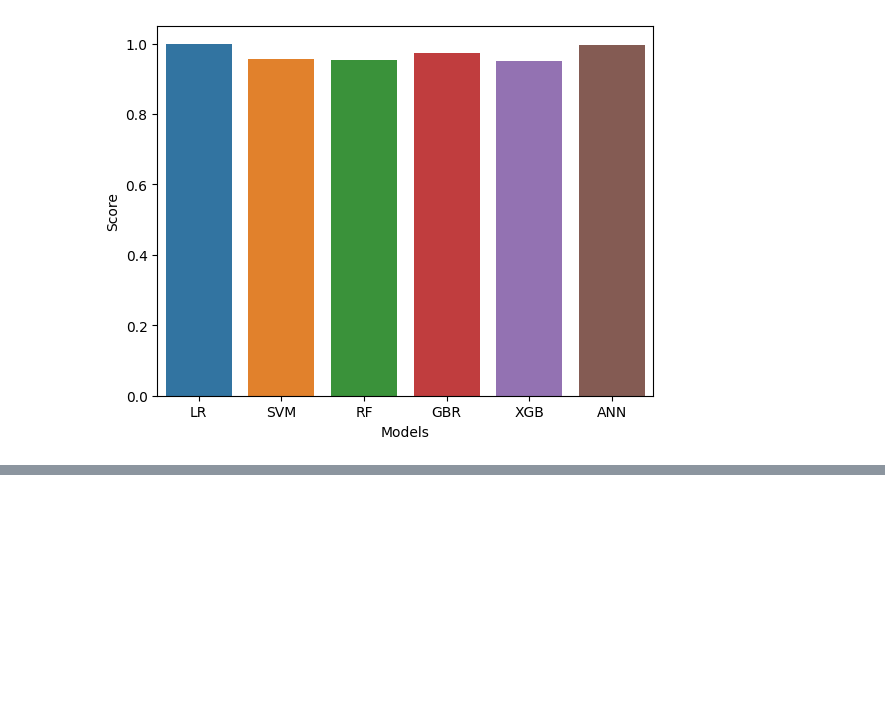
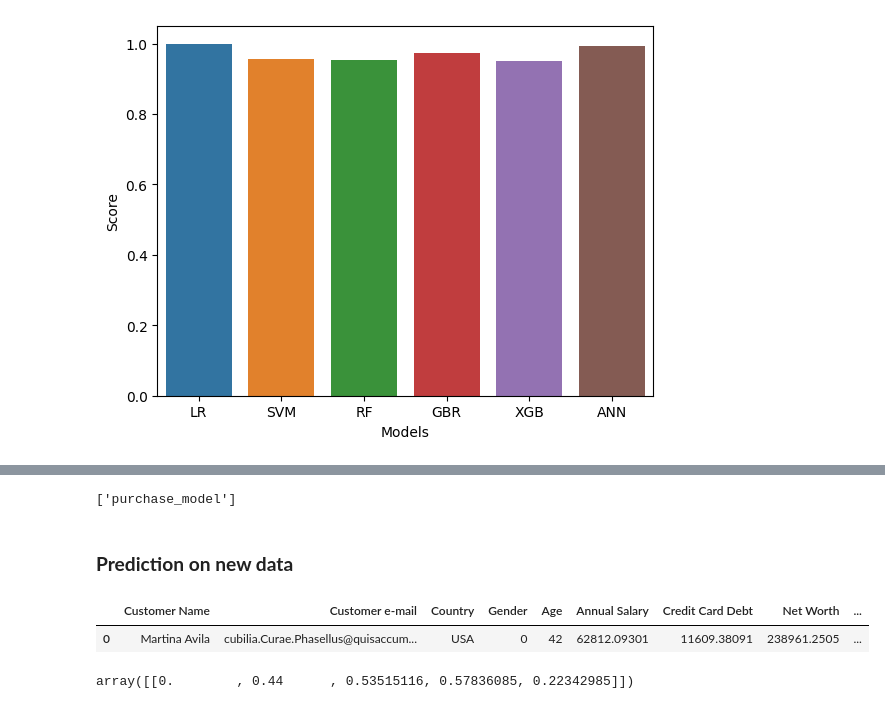
Before and after one commit to Edy-Mochamad/ML-ANN-CarPurchasing, a Jupyter notebook: car_purchasing.ipynb, the cells around one changed output, grey strips where cells are left out. Saved outputs shown, nothing was run; the diff lists cells and outputs as text; code cells hidden in the pictures; blank space fills up the shorter version.

```diff
--- a/car_purchasing.ipynb
+++ b/car_purchasing.ipynb
@@ -293,0 +330,4 @@ sns.barplot(x = final_data['Models'], y = final_data['Score']);
+# %%
+joblib.dump(ann, 'purchase_model')
+# %% [output]
+['purchase_model']
@@ -293,0 +336,2 @@ sns.barplot(x = final_data['Models'], y = final_data['Score']);
+# %% [markdown]
+### **Prediction on new data**
@@ -293,0 +340,10 @@ sns.barplot(x = final_data['Models'], y = final_data['Score']);
+# %%
+data.head(1)
+# %% [output]
+|  | Customer Name | Customer e-mail | Country | Gender | Age | Annual Salary | Credit Card Debt | Net Worth | ... |
+| 0 | Martina Avila | cubilia.Curae.Phasellus@quisaccum... | USA | 0 | 42 | 62812.09301 | 11609.38091 | 238961.2505 | ... |
+# %%
+X_test1 = sc.transform(np.array([[0, 42, 62812.09301, 11609.38091, 238961.2505]]))
+X_test1
+# %% [output]
+array([[0.        , 0.44      , 0.53515116, 0.57836085, 0.22342985]])
```
Also changed, not shown: parts of 24 cells of this notebook.
